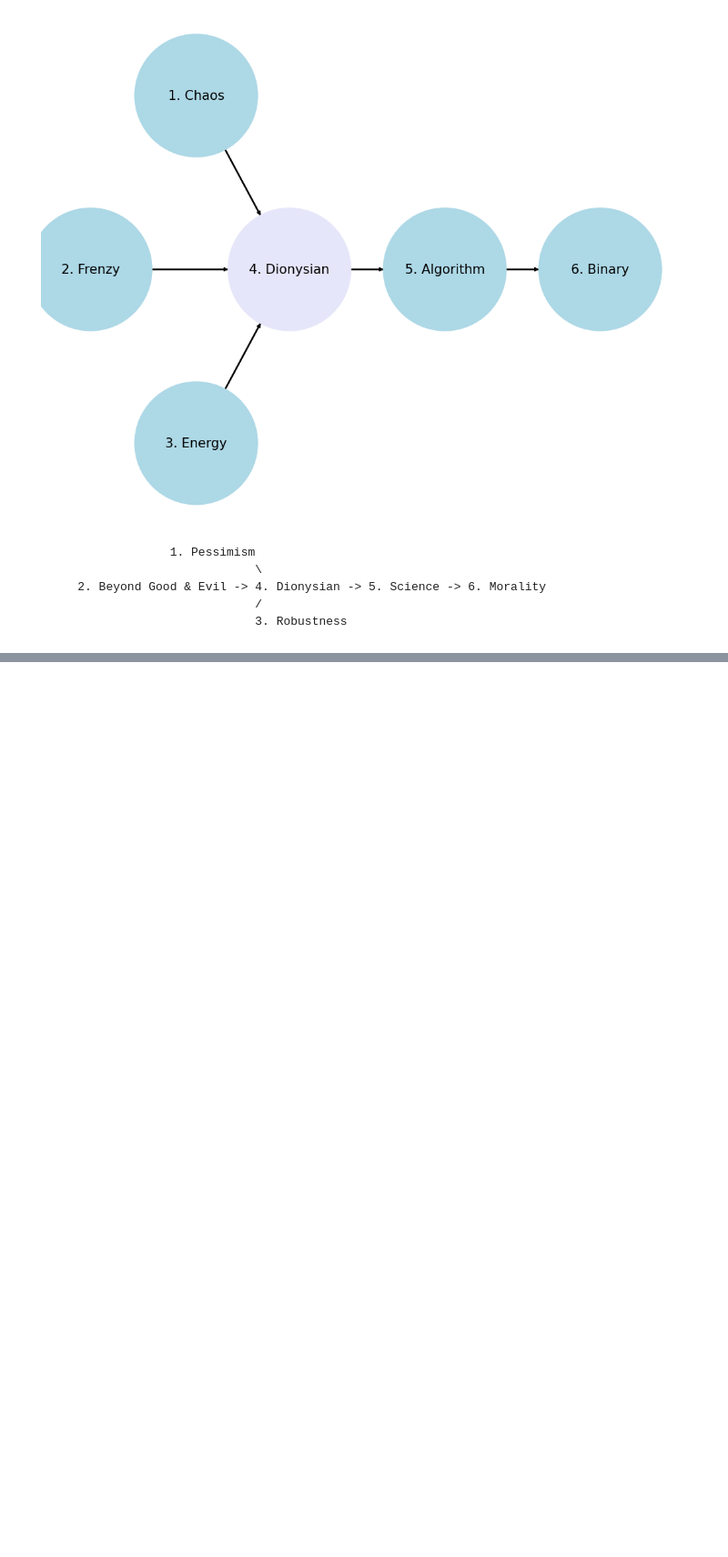
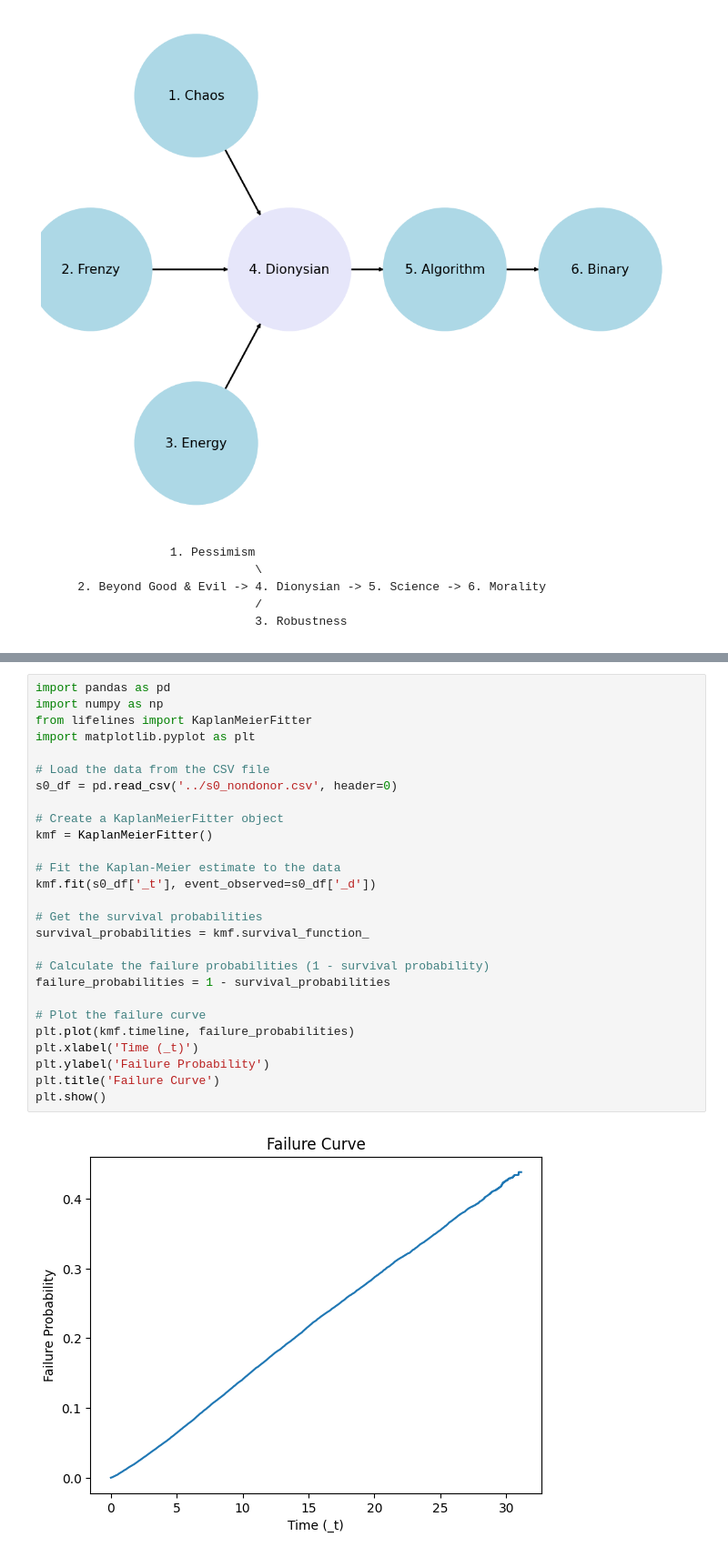
Before and after one commit to abikesa/workflow, a Jupyter notebook: _build/jupyter_execute/py.ipynb, the cells around one changed output, grey strips where cells are left out. Shown at 91% size. Drawn from its saved outputs; the diff is of its cells as text; blank space fills up the shorter version.

Commit message:
imported wrong build

```diff
--- a/_build/jupyter_execute/py.ipynb
+++ b/_build/jupyter_execute/py.ipynb
@@ -256,0 +111,29 @@ plt.show()
+# %%
+import pandas as pd
+import numpy as np
+from lifelines import KaplanMeierFitter
+import matplotlib.pyplot as plt
+
+# Load the data from the CSV file
+s0_df = pd.read_csv('../s0_nondonor.csv', header=0)
+
+# Create a KaplanMeierFitter object
+kmf = KaplanMeierFitter()
+
+# Fit the Kaplan-Meier estimate to the data
+kmf.fit(s0_df['_t'], event_observed=s0_df['_d'])
+
+# Get the survival probabilities
+survival_probabilities = kmf.survival_function_
+
+# Calculate the failure probabilities (1 - survival probability)
+failure_probabilities = 1 - survival_probabilities
+
+# Plot the failure curve
+plt.plot(kmf.timeline, failure_probabilities)
+plt.xlabel('Time (_t)')
+plt.ylabel('Failure Probability')
+plt.title('Failure Curve')
+plt.show()
+# %% [output]
+[figure, added]
```
Also changed, not shown: parts of 7 cells of this notebook, 39 other files.
